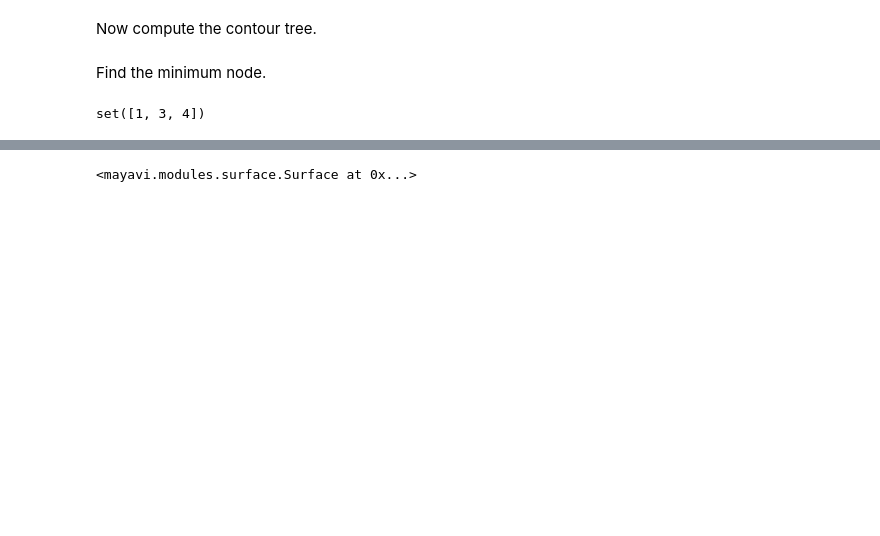
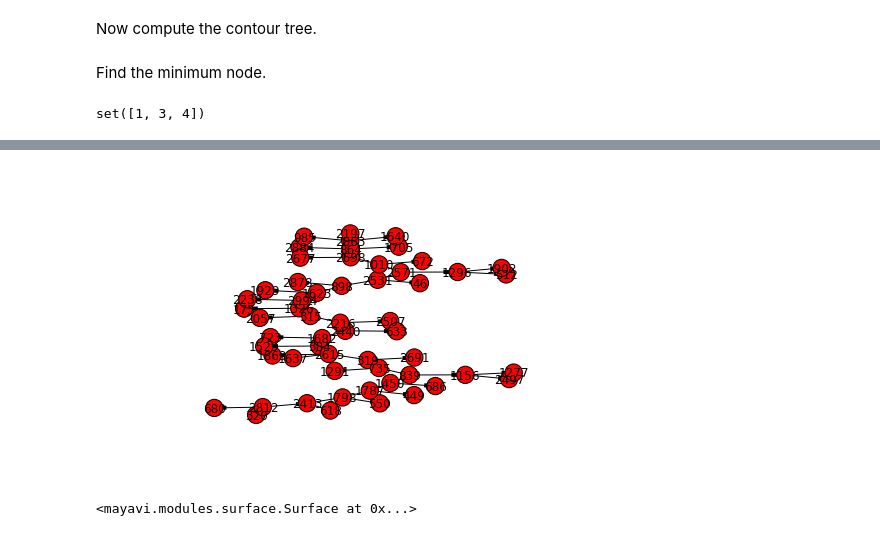
Before and after one commit to hoonto/reeb, a Jupyter notebook: exploration/gaussians_1d/gaussians_1d.ipynb, the cells around one changed output, grey strips where cells are left out. Saved outputs shown, nothing was run; the diff lists cells and outputs as text; code cells hidden in the pictures; blank space fills up the shorter version.

```diff
--- a/exploration/gaussians_1d/gaussians_1d.ipynb
+++ b/exploration/gaussians_1d/gaussians_1d.ipynb
@@ -59,7 +72,7 @@ Now we must generate a parameter space to search. We'll do this by sampling norm
 n_param_samples = 1000
 # %%
 mu = parameters.flatten()
-sigma = np.eye(mu.shape[0])*2
+sigma = np.eye(mu.shape[0])*.5
 # %%
 parameter_space = np.random.multivariate_normal(mu, sigma, n_param_samples)
 # %%
@@ -111,2 +126,2 @@ reload(pyreeb.complex)
 # %%
-neighbors = pyreeb.complex.kneighbors(parameter_space,5)
+plex = pyreeb.complex.kneighbors(parameter_space,10)
@@ -123,7 +134,10 @@ neighbors[0]
+# %%
+for node in plex:
+    plex.node[node]["height"] = likelihoods[node]
 # %% [markdown]
 Now compute the contour tree.
 # %%
-ct = pyreeb.contourtree.compute(neighbors, likelihoods)
+ct = pyreeb.contourtree.contour_tree(plex)
 # %% [markdown]
 Find the minimum node.
 # %%
@@ -141,3 +189,7 @@ ct = pyreeb.contourtree.induce_total_volume(ct)
+# %%
+nx.draw_graphviz(ct)
+# %% [output]
+[figure, added]
 # %%
 landscape = pyreeb.landscape.embed_contour_tree(ct, root_node)
 # %%
```
Also changed, not shown: parts of 19 cells of this notebook, 8 other files.
